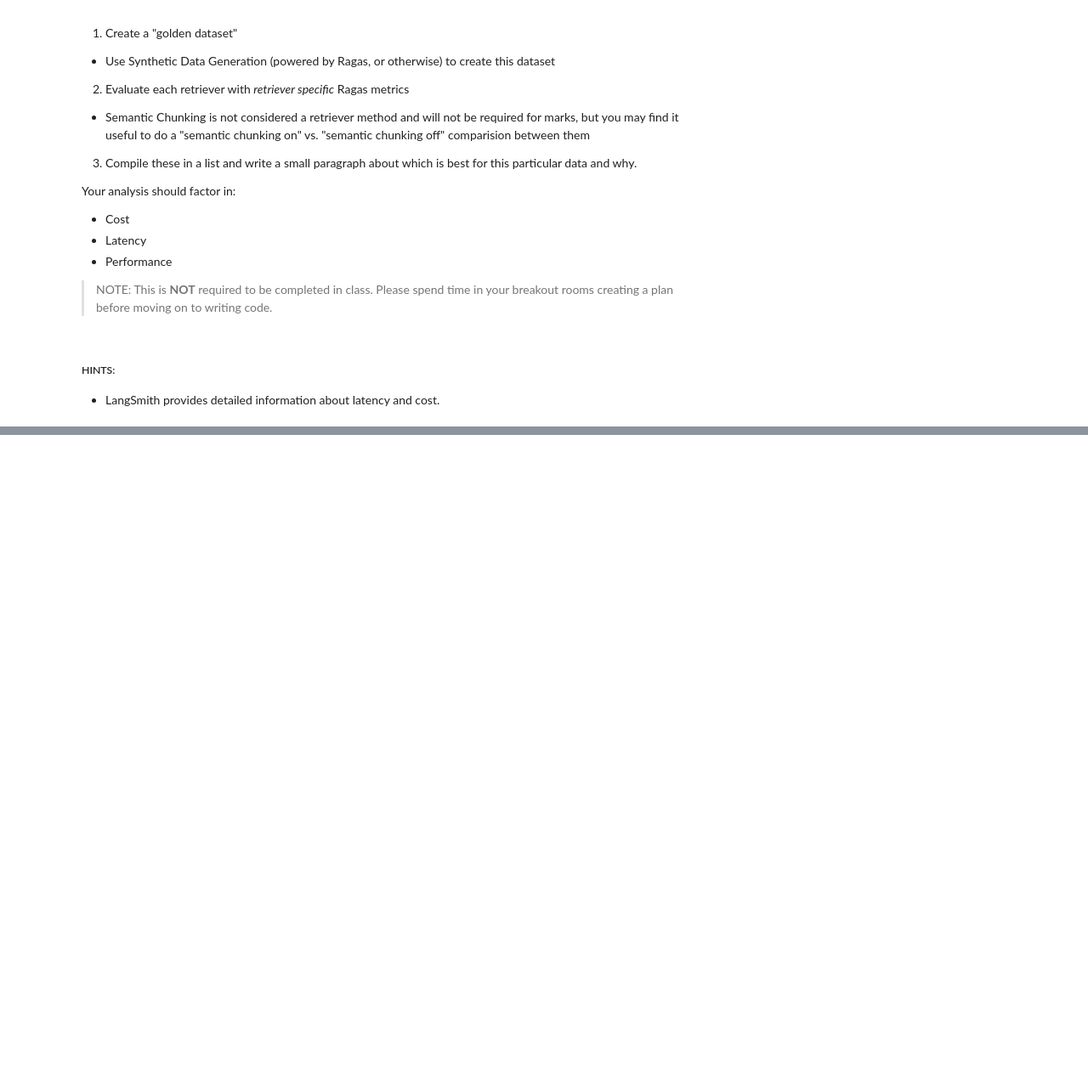
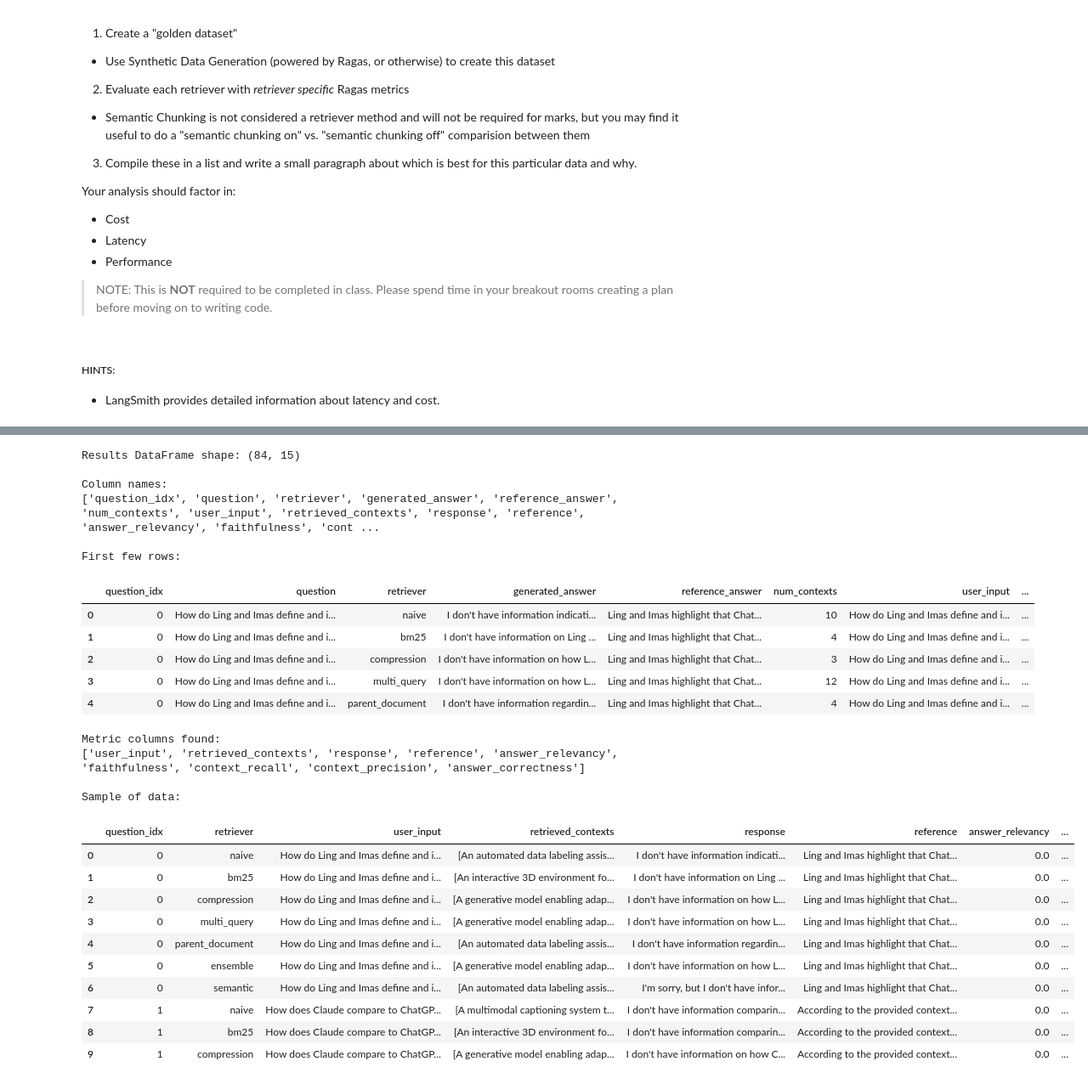
Before and after one commit to keertanachandar/AIE8, a Jupyter notebook: 09_Advanced_Retrieval/Advanced_Retrieval_with_LangChain_Assignment.ipynb, the cells around one changed output, grey strips where cells are left out. Shown at 85% size. Cells and saved outputs as stored; diff of their text form; code cells hidden in the pictures; blank space fills up the shorter version.

```diff
--- a/09_Advanced_Retrieval/Advanced_Retrieval_with_LangChain_Assignment.ipynb
+++ b/09_Advanced_Retrieval/Advanced_Retrieval_with_LangChain_Assignment.ipynb
@@ -551,0 +665,10 @@ Your analysis should factor in:
+# %%
+# Show all generated questions with their types
+print("All Generated Test Questions:")
+print("=" * 80)
+for idx, row in df.iterrows():
+    print(f"\nQuestion {idx + 1} [{row['synthesizer_name']}]:")
+    print(f"  {row['user_input']}")
+    print(f"\nReference Answer:\n{row['reference']}")
+    print("\n" + "=" * 80)
+print("\n" + "=" * 80)
@@ -551,0 +693,11 @@ Your analysis should factor in:
+# %%
+# Create a collection of the seven retriever types.
+retrievers = {
+    "naive": naive_retriever,
+    "bm25": bm25_retriever,
+    "compression": compression_retriever,
+    "multi_query": multi_query_retriever,
+    "parent_document": parent_document_retriever,
+    "ensemble": ensemble_retriever,
+    "semantic": semantic_retriever,
+}
@@ -551,0 +849,7 @@ Your analysis should factor in:
+# %%
+# Convert Testset to DataFrame first
+dataset_df = dataset.to_pandas()
+
+# Generate and evaluate answers using all retrievers
+results_df = generate_and_evaluate_all_answers(dataset_df, retrievers, chat_model)
+display(results_df.head())
@@ -551,0 +870,42 @@ Your analysis should factor in:
+# %%
+# Diagnostic: Check the structure of results_df
+print("Results DataFrame shape:", results_df.shape)
+print("\nColumn names:")
+print(results_df.columns.tolist())
+print("\nFirst few rows:")
+display(results_df.head())
+print("\nMetric columns found:")
+metric_cols = [col for col in results_df.columns if col not in [
+    "question_idx", "question", "retriever", "generated_answer", "reference_answer", "num_contexts"
+]]
+print(metric_cols)
+print("\nSample of data:")
+display(results_df[["question_idx", "retriever"] + metric_cols].head(10))
+# %% [output]
+Results DataFrame shape: (84, 15)
+
+Column names:
+['question_idx', 'question', 'retriever', 'generated_answer', 'reference_answer', 'num_contexts', 'user_input', 'retrieved_contexts', 'response', 'reference', 'answer_relevancy', 'faithfulness', 'cont ...
+
+First few rows:
+|  | question_idx | question | retriever | generated_answer | reference_answer | num_contexts | user_input | ... |
+| 0 | 0 | How do Ling and Imas define and i... | naive | I don't have information indicati... | Ling and Imas highlight that Chat... | 10 | How do Ling and Imas define and i... | ... |
+| 1 | 0 | How do Ling and Imas define and i... | bm25 | I don't have information on Ling ... | Ling and Imas highlight that Chat... | 4 | How do Ling and Imas define and i... | ... |
+| 2 | 0 | How do Ling and Imas define and i... | compression | I don't have information on how L... | Ling and Imas highlight that Chat... | 3 | How do Ling and Imas define and i... | ... |
+| 3 | 0 | How do Ling and Imas define and i... | multi_query | I don't have information on how L... | Ling and Imas highlight that Chat... | 12 | How do Ling and Imas define and i... | ... |
+| 4 | 0 | How do Ling and Imas define and i... | parent_document | I don't have information regardin... | Ling and Imas highlight that Chat... | 4 | How do Ling and Imas define and i... | ... |
+Metric columns found:
+['user_input', 'retrieved_contexts', 'response', 'reference', 'answer_relevancy', 'faithfulness', 'context_recall', 'context_precision', 'answer_correctness']
+
+Sample of data:
+|  | question_idx | retriever | user_input | retrieved_contexts | response | reference | answer_relevancy | ... |
+| 0 | 0 | naive | How do Ling and Imas define and i... | [An automated data labeling assis... | I don't have information indicati... | Ling and Imas highlight that Chat... | 0.0 | ... |
+| 1 | 0 | bm25 | How do Ling and Imas define and i... | [An interactive 3D environment fo... | I don't have information on Ling ... | Ling and Imas highlight that Chat... | 0.0 | ... |
+| 2 | 0 | compression | How do Ling and Imas define and i... | [A generative model enabling adap... | I don't have information on how L... | Ling and Imas highlight that Chat... | 0.0 | ... |
+| 3 | 0 | multi_query | How do Ling and Imas define and i... | [A generative model enabling adap... | I don't have information on how L... | Ling and Imas highlight that Chat... | 0.0 | ... |
+| 4 | 0 | parent_document | How do Ling and Imas define and i... | [An automated data labeling assis... | I don't have information regardin... | Ling and Imas highlight that Chat... | 0.0 | ... |
+| 5 | 0 | ensemble | How do Ling and Imas define and i... | [A generative model enabling adap... | I don't have information on how L... | Ling and Imas highlight that Chat... | 0.0 | ... |
+| 6 | 0 | semantic | How do Ling and Imas define and i... | [An automated data labeling assis... | I'm sorry, but I don't have infor... | Ling and Imas highlight that Chat... | 0.0 | ... |
+| 7 | 1 | naive | How does Claude compare to ChatGP... | [A multimodal captioning system t... | I don't have information comparin... | According to the provided context... | 0.0 | ... |
+| 8 | 1 | bm25 | How does Claude compare to ChatGP... | [An interactive 3D environment fo... | I don't have information comparin... | According to the provided context... | 0.0 | ... |
+| 9 | 1 | compression | How does Claude compare to ChatGP... | [A generative model enabling adap... | I don't have information on how C... | According to the provided context... | 0.0 | ... |
```
Also changed, not shown: parts of 32 cells of this notebook, 2 other files.
